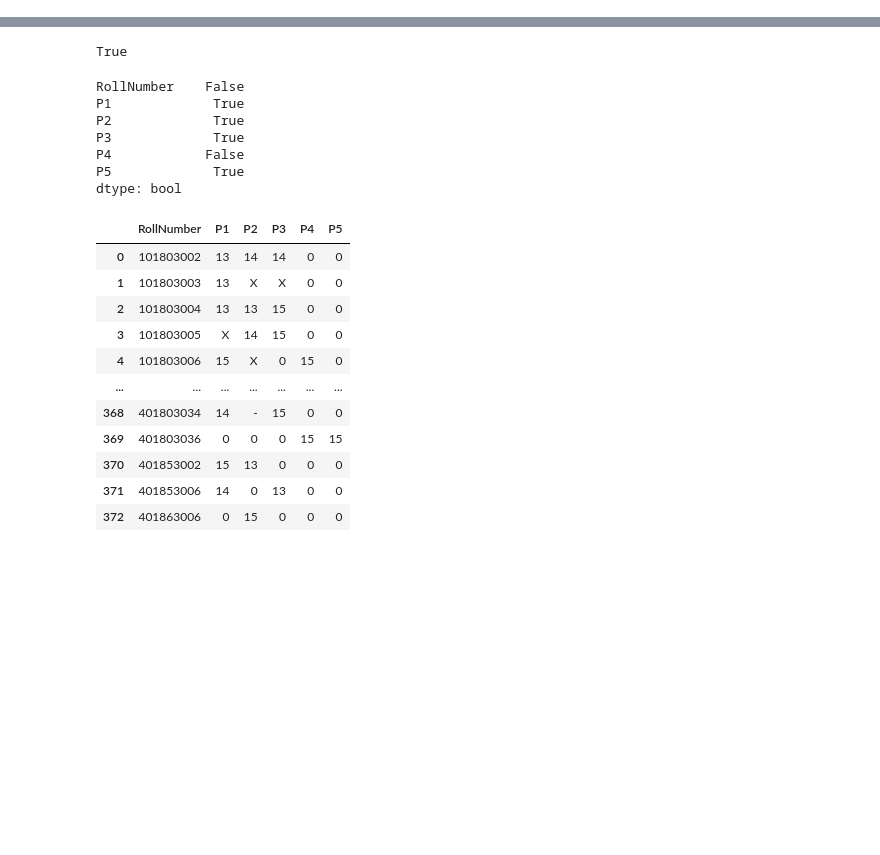
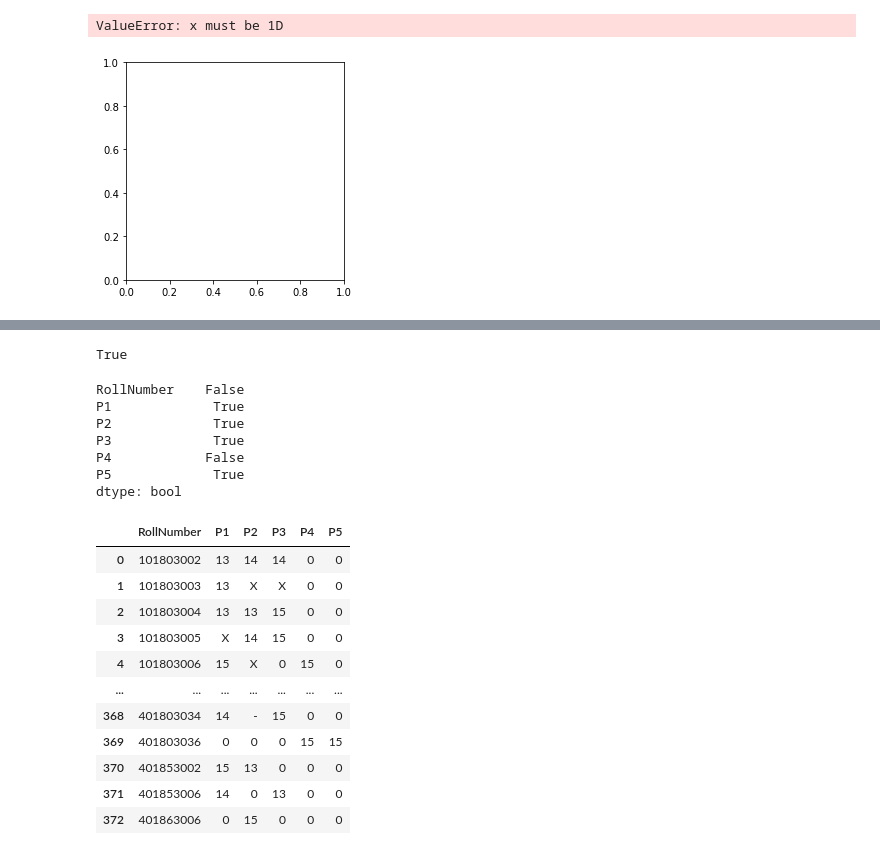
Before and after one commit to Prince-hash-lab/sem6, a Jupyter notebook: 4.0 PAUS/assignment_1_for_submission/Prince.ipynb, the cells around one changed output, grey strips where cells are left out. Cells and saved outputs as stored; diff of their text form; code cells hidden in the pictures; blank space fills up the shorter version.

```diff
--- a/4.0 PAUS/assignment_1_for_submission/Prince.ipynb
+++ b/4.0 PAUS/assignment_1_for_submission/Prince.ipynb
@@ -44,0 +84,5 @@ FileNotFoundError: [Errno 2] No such file or directory: '-f'
+# %%
+plt.pie(odf)
+# %% [output]
+ValueError: x must be 1D
+[figure, added]
```
Also changed, not shown: parts of 13 cells of this notebook, 10 other files.
